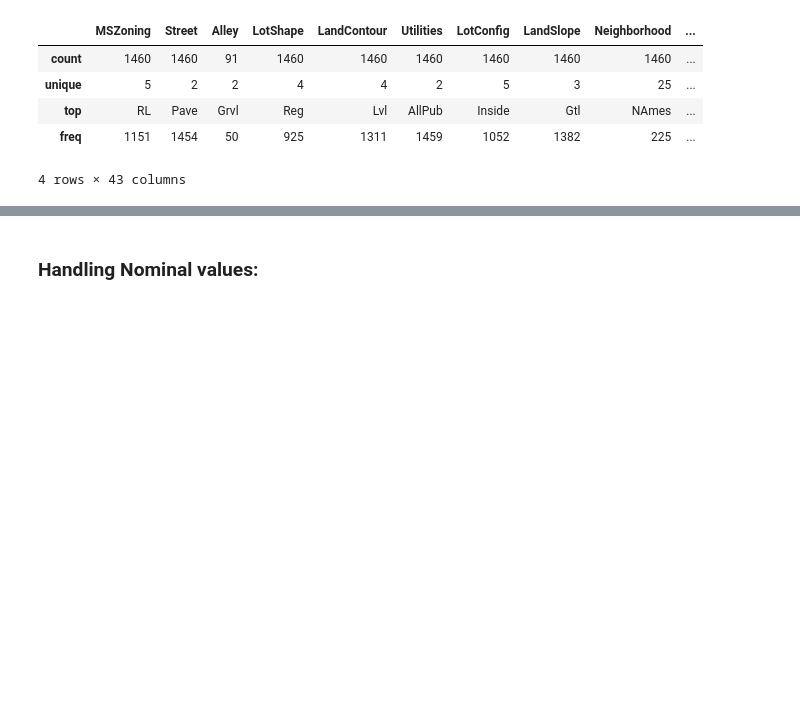
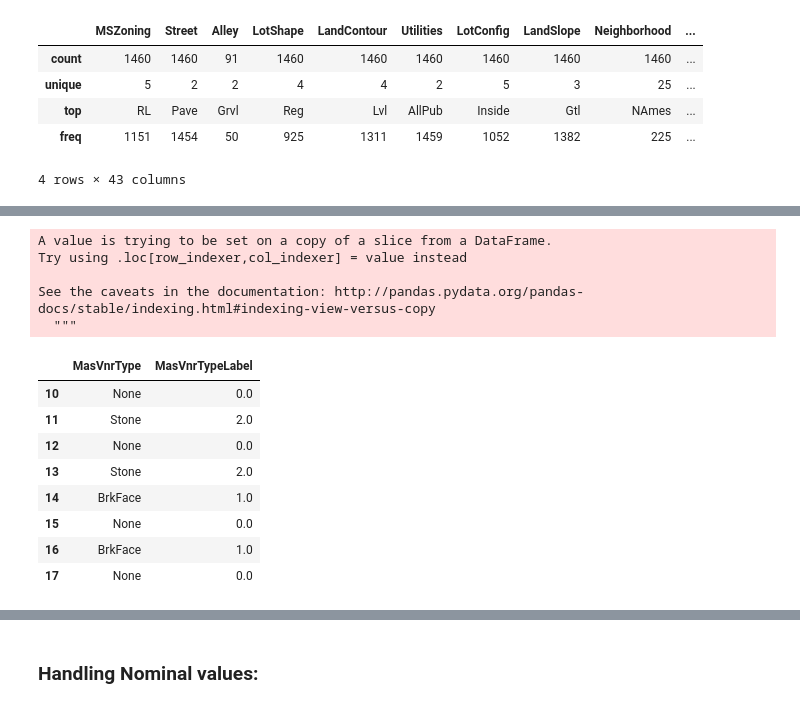
Before and after one commit to RayBela/House-Prices-Competition, a Jupyter notebook: House Prices Competition-Features engineering.ipynb, the cells around one changed output, grey strips where cells are left out. Cells and saved outputs as stored; diff of their text form; code cells hidden in the pictures; blank space fills up the shorter version.

```diff
--- a/House Prices Competition-Features engineering.ipynb
+++ b/House Prices Competition-Features engineering.ipynb
@@ -84,0 +83,7 @@ Unique values of  SaleCondition  :  ['Normal' 'Abnorml' 'Partial' 'AdjLand' 'All
+# %%
+categoricals_with_null['Alley'].unique()
+
+alleyLabel = {'Grvl': 1, 'Pave': 2, None: 0}
+
+categoricals_with_null['AlleyLabel'] = categoricals_with_null['Alley'].map(alleyLabel)
+categoricals_with_null[['Alley', 'AlleyLabel']].iloc[20:25]
@@ -84,0 +102,22 @@ Unique values of  SaleCondition  :  ['Normal' 'Abnorml' 'Partial' 'AdjLand' 'All
+# %%
+categoricals_with_null['MasVnrType'].unique()
+
+MasVnrTypeLabel = {'BrkFace': 1, 'Stone': 2,'BrkCmn': 3, 'None': 0}
+
+categoricals_with_null['MasVnrTypeLabel'] = categoricals_with_null['MasVnrType'].map(MasVnrTypeLabel)
+categoricals_with_null[['MasVnrType', 'MasVnrTypeLabel']].iloc[10:18]
+# %% [output]
+A value is trying to be set on a copy of a slice from a DataFrame.
+Try using .loc[row_indexer,col_indexer] = value instead
+
+See the caveats in the documentation: http://pandas.pydata.org/pandas-docs/stable/indexing.html#indexing-view-versus-copy
+  """
+|  | MasVnrType | MasVnrTypeLabel |
+| 10 | None | 0.0 |
+| 11 | Stone | 2.0 |
+| 12 | None | 0.0 |
+| 13 | Stone | 2.0 |
+| 14 | BrkFace | 1.0 |
+| 15 | None | 0.0 |
+| 16 | BrkFace | 1.0 |
+| 17 | None | 0.0 |
```
Also changed, not shown: parts of 10 cells of this notebook.
